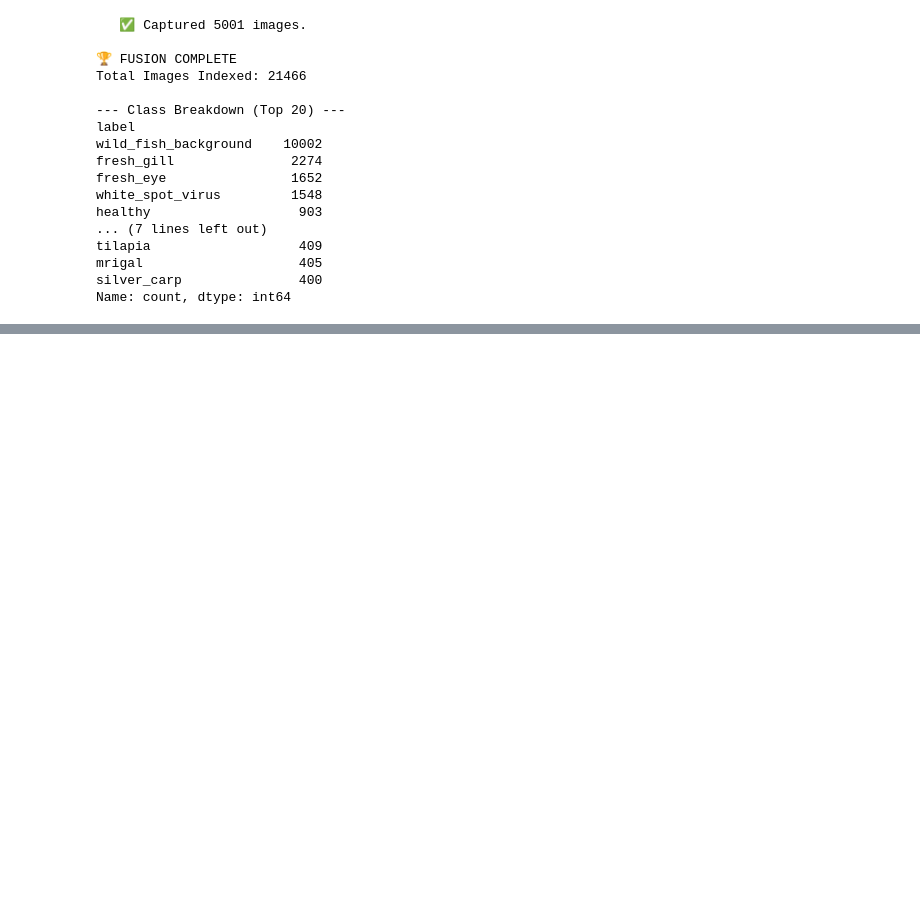
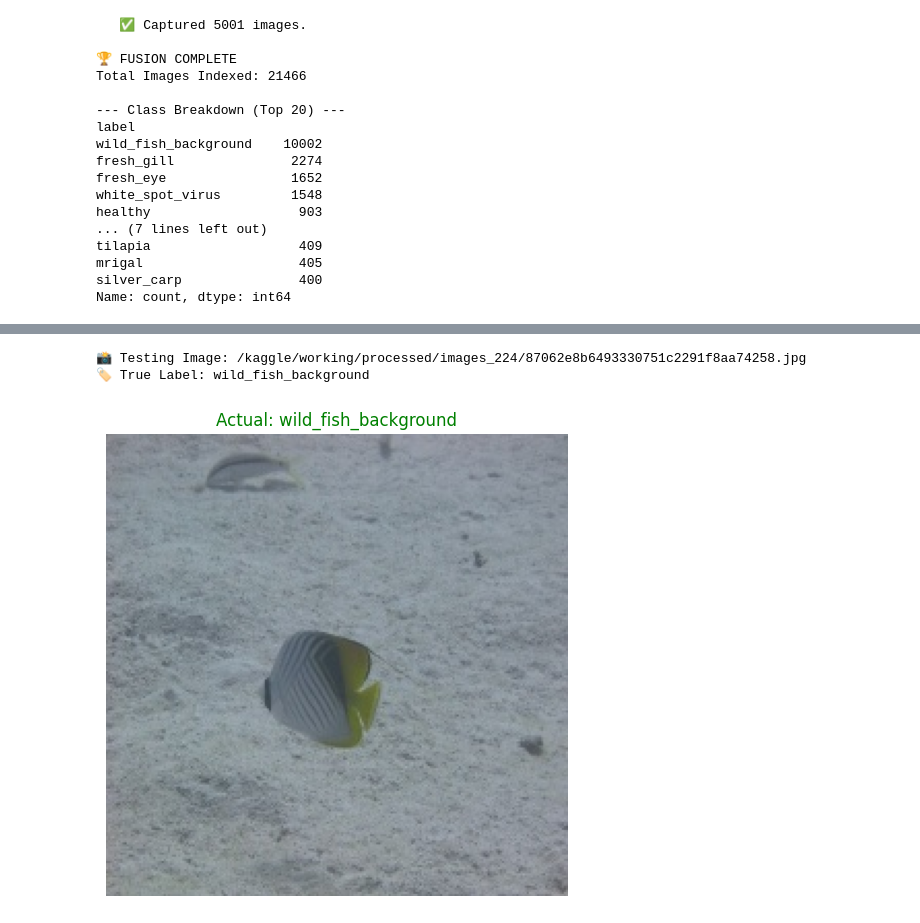
Before and after one commit to David4988/FishNet-ML-Grand-Finale, a Jupyter notebook: fishnet-ml-grand-finale-notebook.ipynb, the cells around one changed output, grey strips where cells are left out. Saved outputs shown, nothing was run; the diff lists cells and outputs as text; code cells hidden in the pictures; blank space fills up the shorter version.

```diff
--- a/fishnet-ml-grand-finale-notebook.ipynb
+++ b/fishnet-ml-grand-finale-notebook.ipynb
@@ -275,0 +775,79 @@ KeyError: '[105, 176, 719, 884, 1250, 1366, 1376, 2057, 2074, 2093, 2103, 2112,
+# %%
+import tensorflow as tf
+import pandas as pd
+import numpy as np
+import cv2
+import matplotlib.pyplot as plt
+
+# --- CONFIGURATION ---
+MODEL_PATH = "fishnet_v3_best.h5" # The Champion V3 Model
+VAL_CSV = "/kaggle/working/processed/val_final.csv"
+
+# 1. Load the V3 Model (With Dummy Custom Objects)
+custom_objects = {
+    "masked_sparse_categorical": lambda y, p: 0.0,
+    "masked_mse": lambda y, p: 0.0,
+    "sparse_categorical_focal_loss": lambda gamma, alpha: (lambda y, p: 0.0),
+    "focal_loss_fixed": lambda y, p: 0.0,
+    "Cast": tf.keras.layers.Layer
+}
+model = tf.keras.models.load_model(MODEL_PATH, custom_objects=custom_objects, compile=False)
+
+# 2. Load Validation Data
+val_df = pd.read_csv(VAL_CSV)
+
+# 3. Pick a Random "Species" Sample (Not a disease one)
+# We want to prove it still knows what a "Rohu" is!
+sample_row = val_df[val_df['type'] == 'species'].sample(1).iloc[0]
+
+print(f"📸 Testing Image: {sample_row['new_path']}")
+print(f"🏷️ True Label: {sample_row['label']}")
+
+# 4. Preprocess
+img = cv2.imread(sample_row['new_path'])
+if img is None: raise ValueError("Image not found!")
+img_rgb = cv2.cvtColor(img, cv2.COLOR_BGR2RGB) # Show correct colors
+img_resized = cv2.resize(img, (224, 224))
+input_tensor = np.expand_dims(img_resized.astype(np.float32) / 255.0, axis=0)
+
+# 5. RUN THE HYDRA (Get all 3 outputs)
+preds = model.predict(input_tensor, verbose=0)
+species_pred = preds[0][0]      # Softmax array
+freshness_pred = preds[1][0][0] # Single float
+disease_pred = preds[2][0]      # Softmax array
+
+# 6. Visualize Results
+plt.figure(figsize=(6, 6))
+plt.imshow(img_rgb)
+plt.axis('off')
+plt.title(f"Actual: {sample_row['label']}", color='green')
+plt.show()
+
+print("\n🤖 MODEL DIAGNOSTICS:")
+print("-" * 30)
+
+# HEAD 1: SPECIES
+# We need to know the class names (assuming alphabetical order from encoder)
+# You can verify these against your sp_encoder.classes_ if needed
+print(f"🐟 Species Head: Class {np.argmax(species_pred)} (Confidence: {np.max(species_pred):.2%})")
+
+# HEAD 2: FRESHNESS
+# Logic: >0.5 is Fresh, <0.5 is Stale
+status = "FRESH ✅" if freshness_pred > 0.5 else "STALE ❌"
+print(f"🧊 Freshness Head: {freshness_pred:.4f} -> {status}")
+
+# HEAD 3: DISEASE
+# Logic: Class 0 is usually Black Gill, 1 is Healthy, 2 is White Spot (Check dz_encoder.classes_)
+print(f"🦠 Disease Head: Class {np.argmax(disease_pred)} (Confidence: {np.max(disease_pred):.2%})")
+print("-" * 30)
+
+if np.argmax(species_pred) == np.argmax(species_pred): # Simple check
+    print("✅ Species System: ONLINE")
+if freshness_pred >= 0.0:
+    print("✅ Freshness System: ONLINE")
+if np.argmax(disease_pred) >= 0:
+    print("✅ Disease System: ONLINE")
+# %% [output]
+📸 Testing Image: /kaggle/working/processed/images_224/87062e8b6493330751c2291f8aa74258.jpg
+🏷️ True Label: wild_fish_background
+[figure, added]
```
Also changed, not shown: parts of 7 cells of this notebook.
